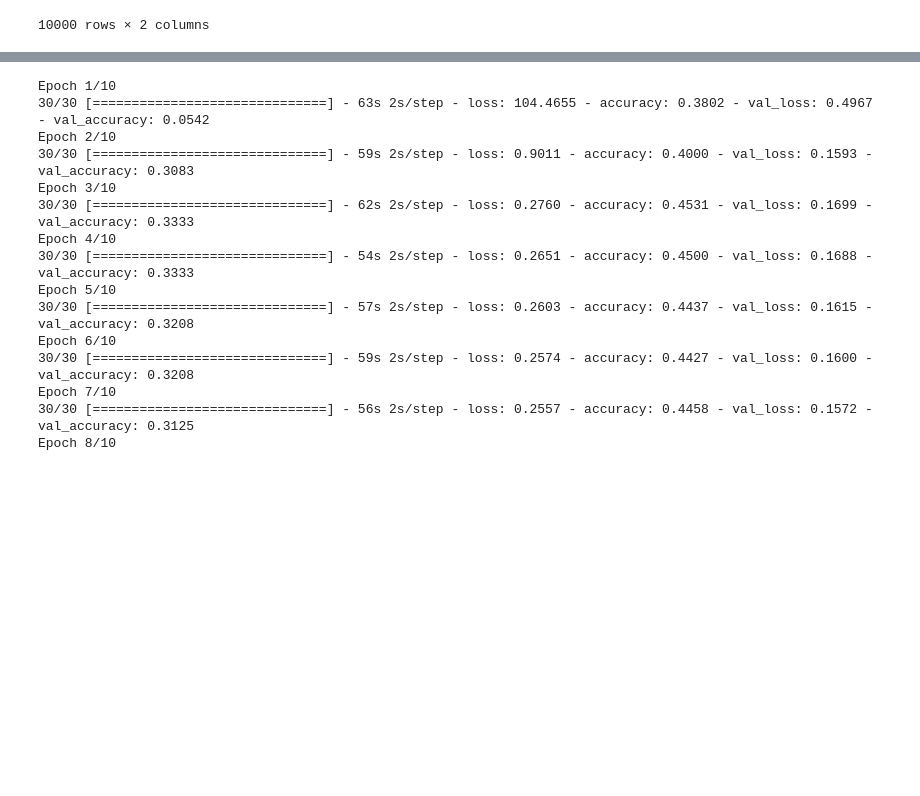
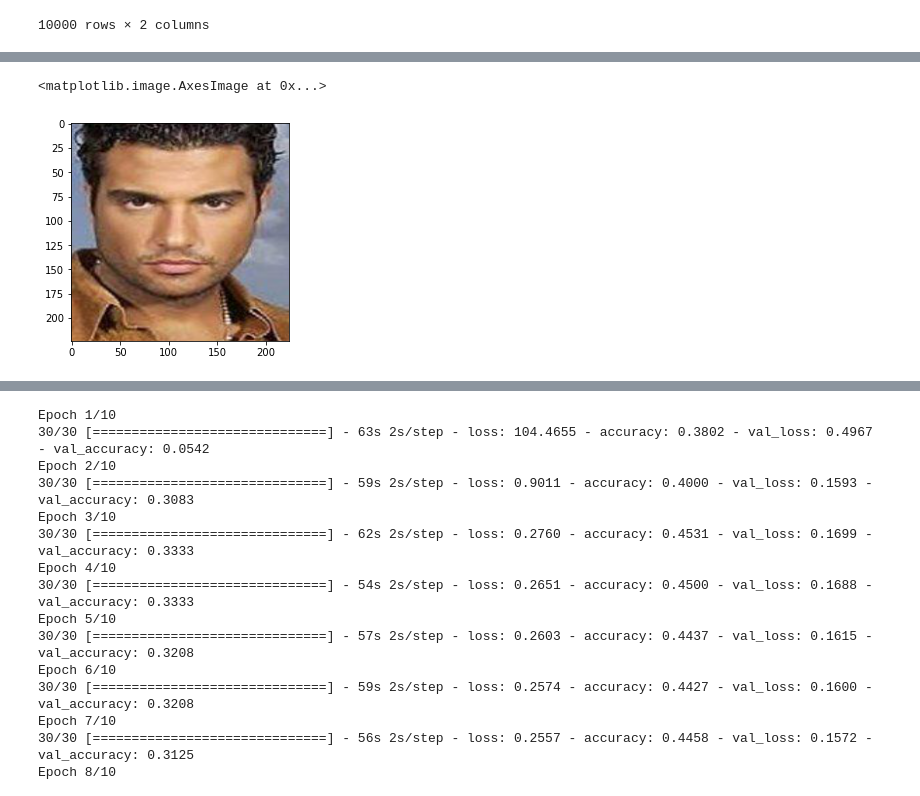
Before and after one commit to danielmalinovsky/python_facial_recognition, a Jupyter notebook: sprint5.ipynb, the cells around one changed output, grey strips where cells are left out. Drawn from its saved outputs; the diff is of its cells as text; code cells hidden in the pictures; blank space fills up the shorter version.

```diff
--- a/sprint5.ipynb
+++ b/sprint5.ipynb
@@ -226,0 +287,5 @@ arr_test_Y = np.array(final_test_Y)
+# %%
+plt.imshow(cv2.cvtColor(posImage, cv2.COLOR_BGR2RGB))
+# %% [output]
+<matplotlib.image.AxesImage at 0x...>
+[figure, added]
```
Also changed, not shown: parts of 35 cells of this notebook.
